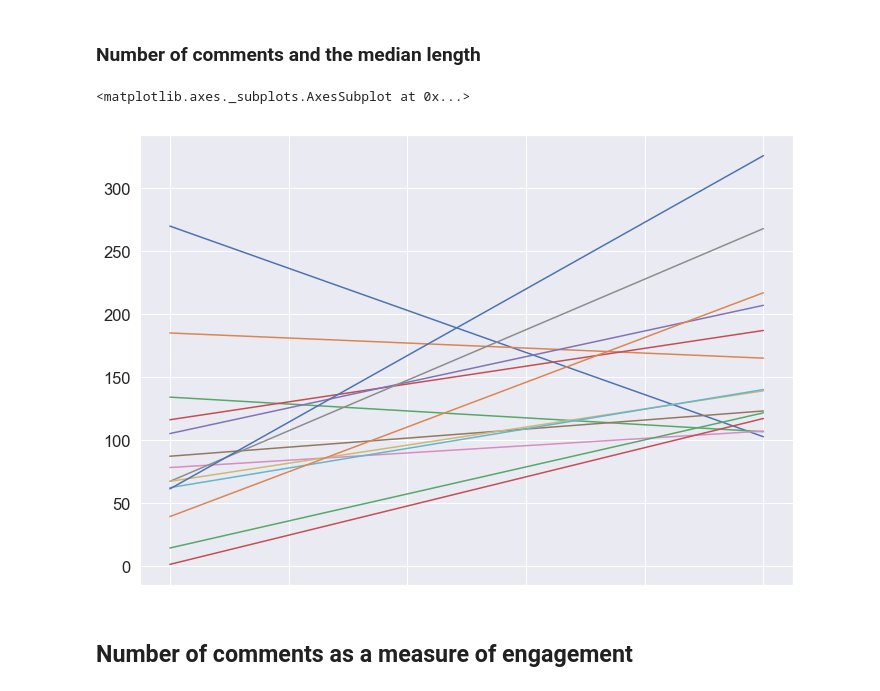
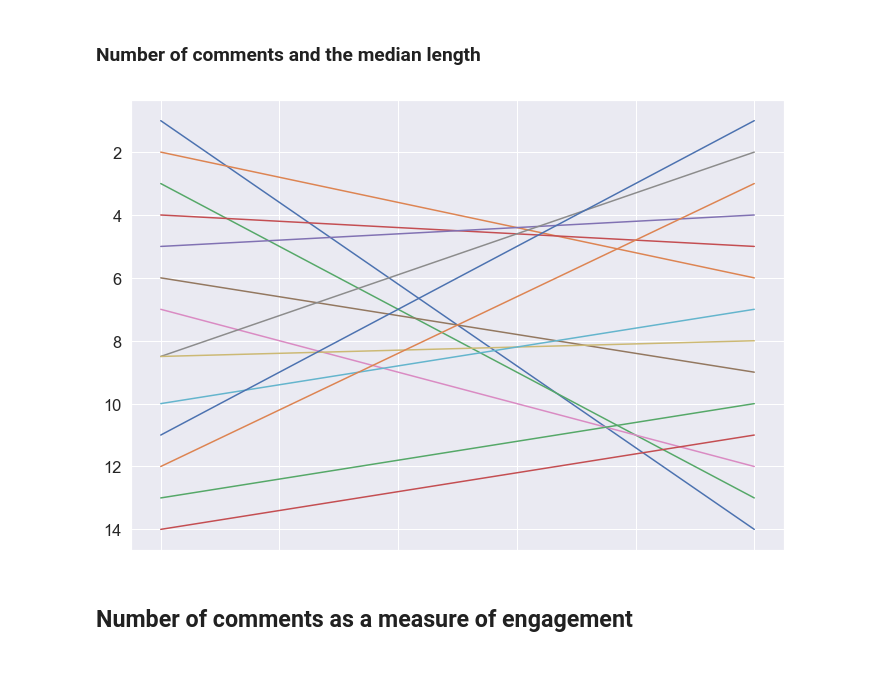
Before and after one commit to Bubblbu/public-knowledge-annotations, a Jupyter notebook: code/presentation.ipynb, the cells around one changed output. Cells and saved outputs as stored; diff of their text form; code cells hidden in the pictures.

```diff
--- a/code/presentation.ipynb
+++ b/code/presentation.ipynb
@@ -180,13 +181,13 @@ plt.title("Number of comments per url_id");
 # %% [markdown]
 ### Number of comments and the median length
 # %%
-counts = pd.DataFrame(columns=["total", "median", "mean"])
+counts = pd.DataFrame(columns=["total", "median"])
 counts['total'] = our_comments.user.value_counts()
 counts['median'] = our_comments.groupby("user")["text"].apply(lambda x: median([len(str(y)) for y in x.tolist()]))
-counts.T.plot(legend=False)
+counts.rank(ascending=False).T.plot(legend=False)
+plt.gca().invert_yaxis()
 # %% [output]
-<matplotlib.axes._subplots.AxesSubplot at 0x...>
-[figure, old version]
+[figure, new version]
 # %% [markdown]
 ## Number of comments as a measure of engagement
 # %%
```
Also changed, not shown: parts of 3 cells of this notebook, 1 other file.
